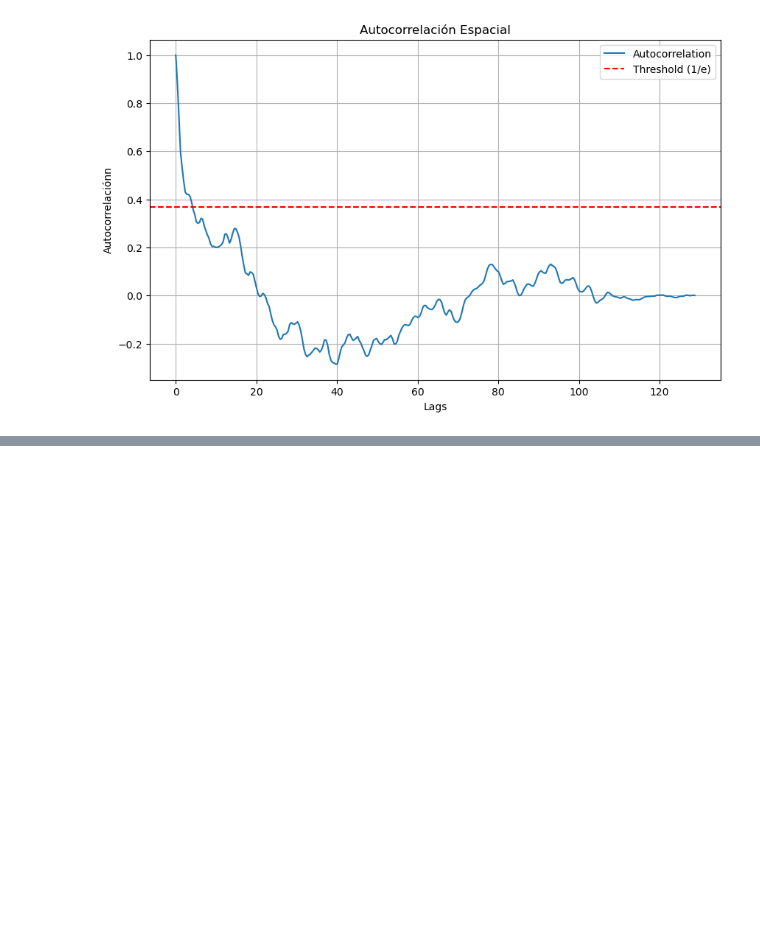
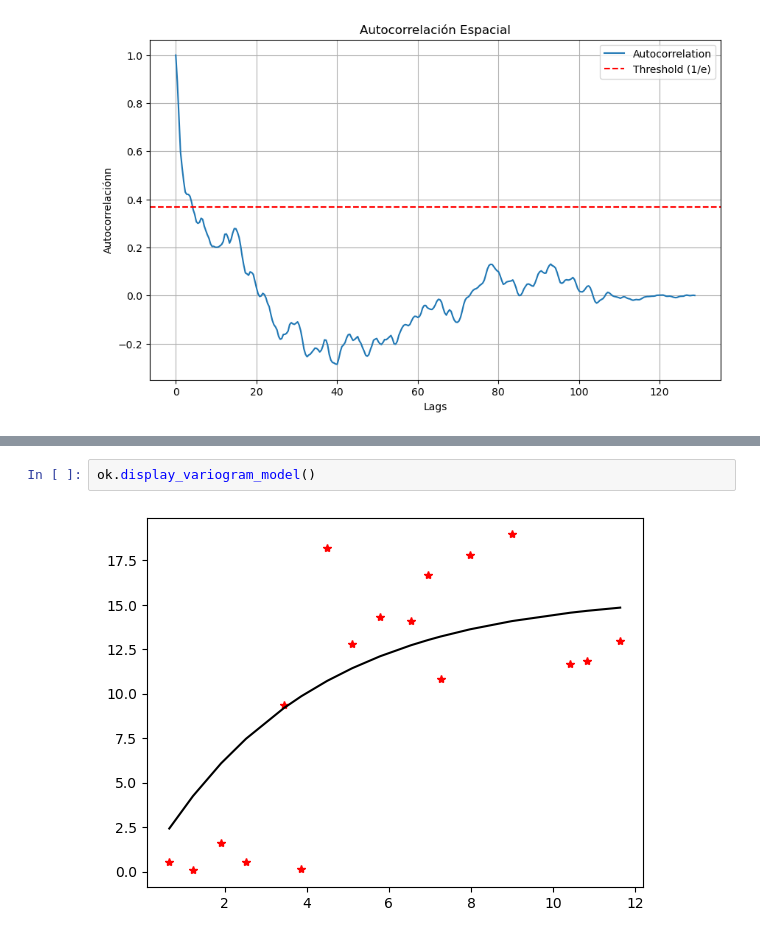
Before and after one commit to PosgradoMNA/CC-AI, a Jupyter notebook: Vehicle2Infraestructure.ipynb, the cells around one changed output, grey strips where cells are left out. Saved outputs shown, nothing was run; the diff lists cells and outputs as text; blank space fills up the shorter version.

```diff
--- a/Vehicle2Infraestructure.ipynb
+++ b/Vehicle2Infraestructure.ipynb
@@ -261,0 +318,4 @@ plt.show()
+# %%
+ok.display_variogram_model()
+# %% [output]
+[figure, added]
```
Also changed, not shown: parts of 20 cells of this notebook.
